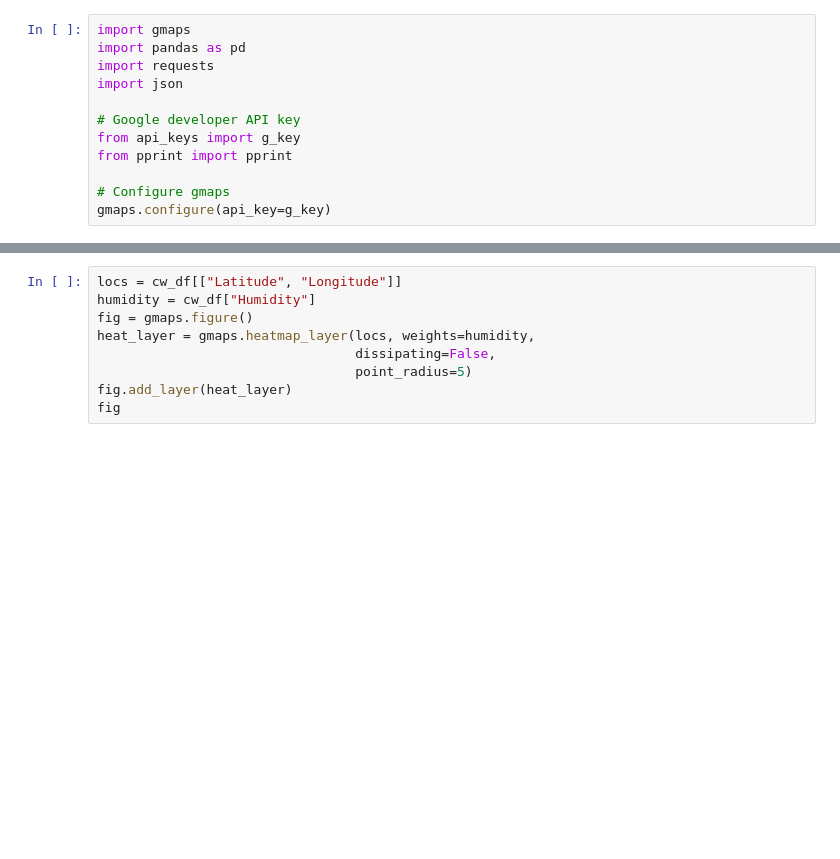
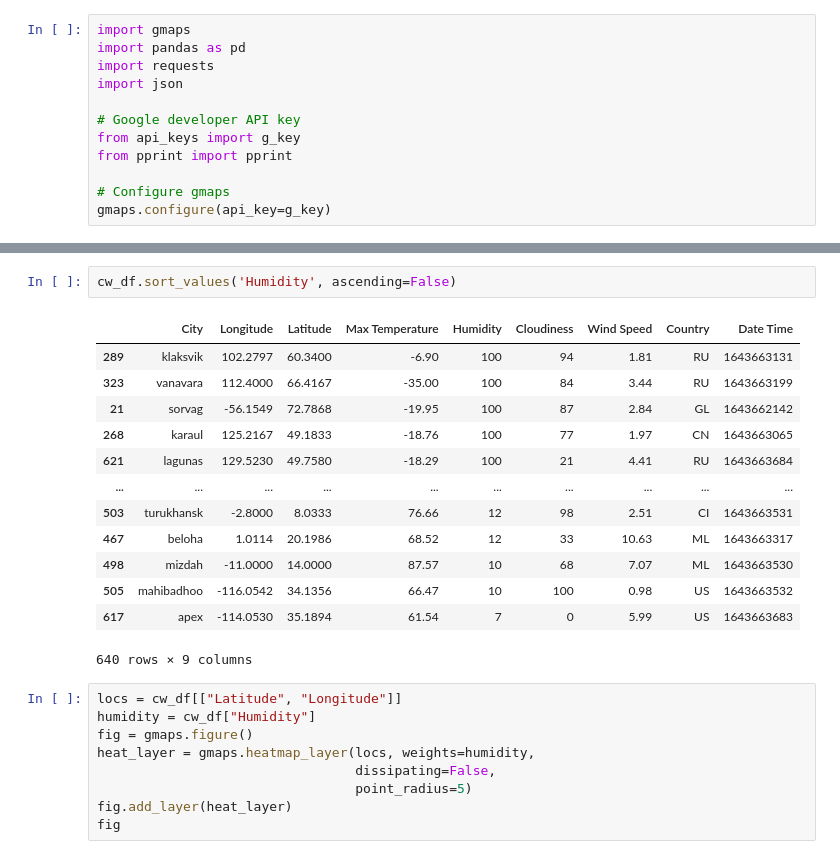
Before and after one commit to jackfarnsworth/python-api-challenge, a Jupyter notebook: WeatherPy/VacationPy.ipynb, the cells around one changed output, grey strips where cells are left out. Saved outputs shown, nothing was run; the diff lists cells and outputs as text; blank space fills up the shorter version.

```diff
--- a/WeatherPy/VacationPy.ipynb
+++ b/WeatherPy/VacationPy.ipynb
@@ -23,3 +23,19 @@ cw_df.head()
+# %%
+cw_df.sort_values('Humidity', ascending=False)
+# %% [output]
+|  | City | Longitude | Latitude | Max Temperature | Humidity | Cloudiness | Wind Speed | Country | Date Time |
+| 289 | klaksvik | 102.2797 | 60.3400 | -6.90 | 100 | 94 | 1.81 | RU | 1643663131 |
+| 323 | vanavara | 112.4000 | 66.4167 | -35.00 | 100 | 84 | 3.44 | RU | 1643663199 |
+| 21 | sorvag | -56.1549 | 72.7868 | -19.95 | 100 | 87 | 2.84 | GL | 1643662142 |
+| 268 | karaul | 125.2167 | 49.1833 | -18.76 | 100 | 77 | 1.97 | CN | 1643663065 |
+| 621 | lagunas | 129.5230 | 49.7580 | -18.29 | 100 | 21 | 4.41 | RU | 1643663684 |
+| ... | ... | ... | ... | ... | ... | ... | ... | ... | ... |
+| 503 | turukhansk | -2.8000 | 8.0333 | 76.66 | 12 | 98 | 2.51 | CI | 1643663531 |
+| 467 | beloha | 1.0114 | 20.1986 | 68.52 | 12 | 33 | 10.63 | ML | 1643663317 |
+| 498 | mizdah | -11.0000 | 14.0000 | 87.57 | 10 | 68 | 7.07 | ML | 1643663530 |
+| 505 | mahibadhoo | -116.0542 | 34.1356 | 66.47 | 10 | 100 | 0.98 | US | 1643663532 |
+| 617 | apex | -114.0530 | 35.1894 | 61.54 | 7 | 0 | 5.99 | US | 1643663683 |
+640 rows × 9 columns
 # %%
 locs = cw_df[["Latitude", "Longitude"]]
 humidity = cw_df["Humidity"]
```
Also changed, not shown: parts of 6 cells of this notebook, 10 other files.
